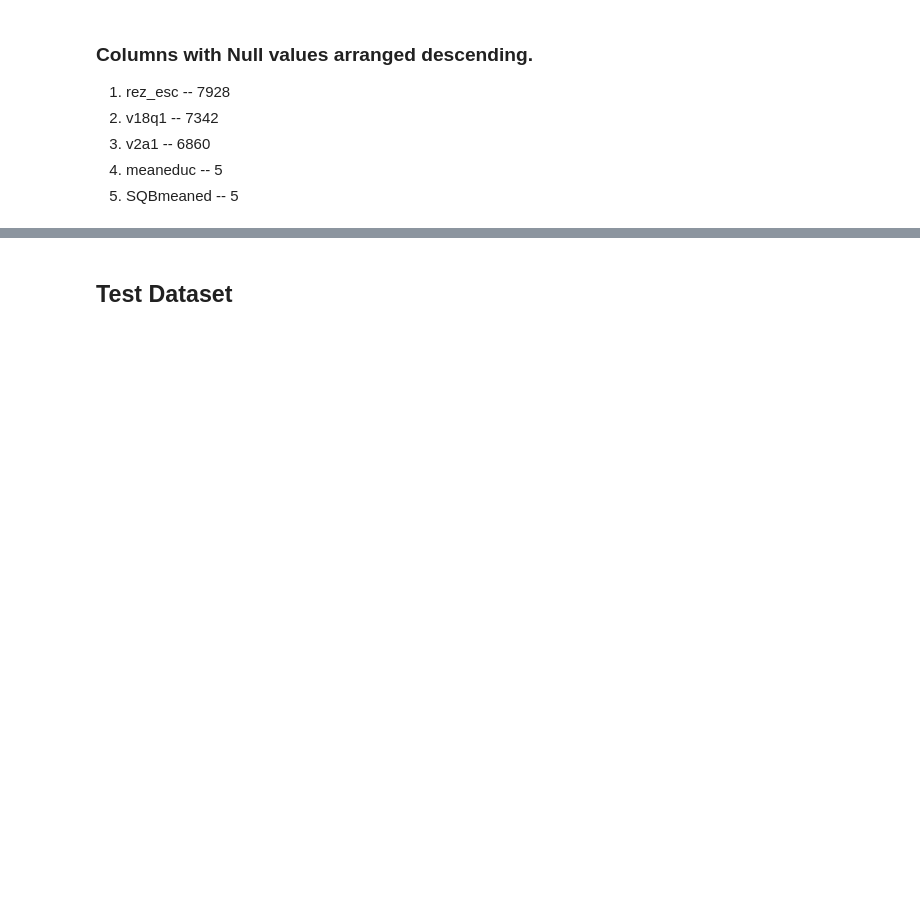
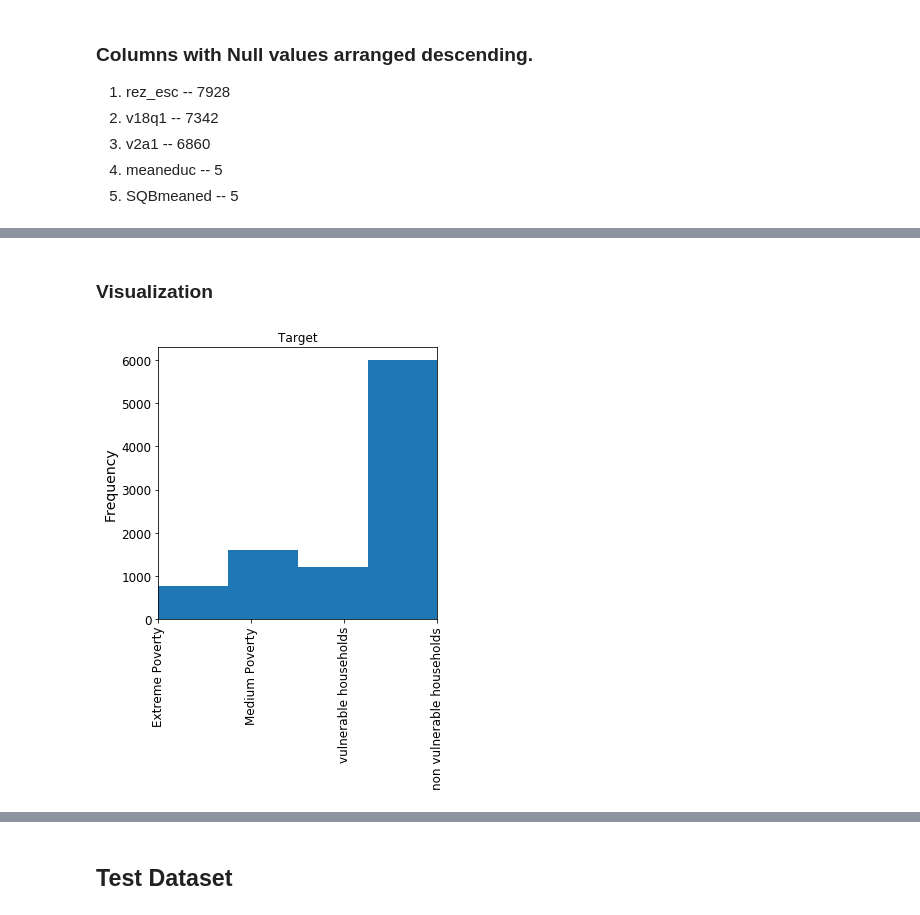
Before and after one commit to manikagita/AML-, a Jupyter notebook: CostaRicaPovertyLevelPrediction.ipynb, the cells around one changed output, grey strips where cells are left out. Drawn from its saved outputs; the diff is of its cells as text; code cells hidden in the pictures; blank space fills up the shorter version.

```diff
--- a/CostaRicaPovertyLevelPrediction.ipynb
+++ b/CostaRicaPovertyLevelPrediction.ipynb
@@ -159,0 +199,16 @@ dtype: int64
+# %% [markdown]
+### Visualization
+# %%
+%matplotlib inline
+val = ["Extreme Poverty", "Medium Poverty", "vulnerable households", "non vulnerable households"]
+import matplotlib.pyplot as plt
+train_data.Target.hist(bins=4, figsize=(5,5))
+plt.title("Target")
+plt.ylabel("Frequency")
+plt.xlim([1,4])
+plt.xticks([1,2,3,4],val, rotation=90)
+#plt.xticks()
+plt.grid("off")
+plt.show()
+# %% [output]
+[figure, added]
```
Also changed, not shown: parts of 119 cells of this notebook.
